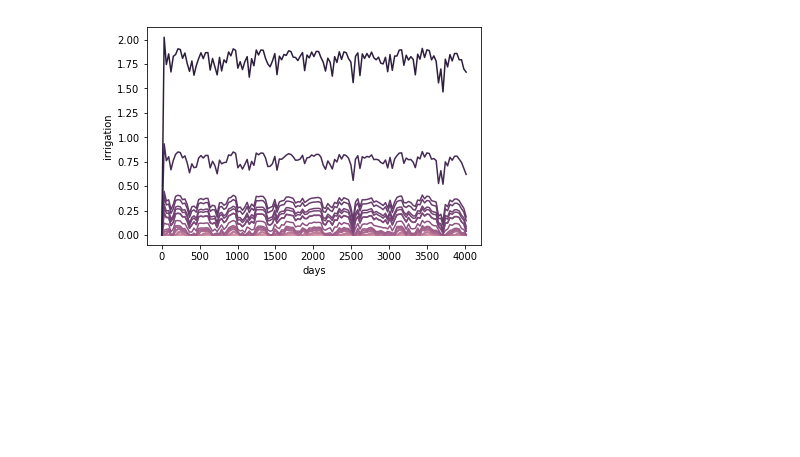
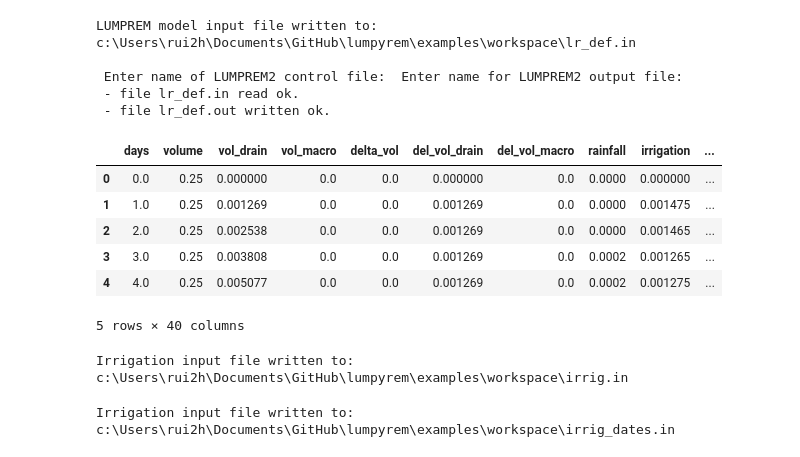
Before and after one commit to rhugman/lumpyrem, a Jupyter notebook: examples/example.ipynb, the cells around one changed output. Drawn from its saved outputs; the diff is of its cells as text; code cells hidden in the pictures; blank space fills up the shorter version.

```diff
--- a/examples/example.ipynb
+++ b/examples/example.ipynb
@@ -97,5 +5,0 @@ memory usage: 1.3+ MB
-# %%
-import seaborn as sb
-sb.lineplot(data=df, x='days', y='irrigation', hue='irrigvolfrac', legend=False);
-# %% [output]
-[figure, removed]
@@ -110,0 +6,30 @@ ts.write_ts('test.ts')
+# %%
+# set the workspace directory
+cwd = os.getcwd()
+workspace = os.path.join(cwd,'workspace')
+
+# initiate the model and write the in files
+b = lr.lumprem.Model(model_name='def', workspace=workspace)
+b.write_model()
+
+# run themodel
+b.run_model()
+# %% [output]
+LUMPREM model input file written to:
+c:\Users\rui2h\Documents\GitHub\lumpyrem\examples\workspace\lr_def.in
+
+ Enter name of LUMPREM2 control file:  Enter name for LUMPREM2 output file:
+ - file lr_def.in read ok.
+ - file lr_def.out written ok.
+# %%
+# get model results
+results = b.get_results()
+results.head()
+# %% [output]
+|  | days | volume | vol_drain | vol_macro | delta_vol | del_vol_drain | del_vol_macro | rainfall | irrigation | ... |
+| 0 | 0.0 | 0.25 | 0.000000 | 0.0 | 0.0 | 0.000000 | 0.0 | 0.0000 | 0.000000 | ... |
+| 1 | 1.0 | 0.25 | 0.001269 | 0.0 | 0.0 | 0.001269 | 0.0 | 0.0000 | 0.001475 | ... |
+| 2 | 2.0 | 0.25 | 0.002538 | 0.0 | 0.0 | 0.001269 | 0.0 | 0.0000 | 0.001465 | ... |
+| 3 | 3.0 | 0.25 | 0.003808 | 0.0 | 0.0 | 0.001269 | 0.0 | 0.0002 | 0.001265 | ... |
+| 4 | 4.0 | 0.25 | 0.005077 | 0.0 | 0.0 | 0.001269 | 0.0 | 0.0002 | 0.001275 | ... |
+5 rows × 40 columns
@@ -110,0 +38,13 @@ ts.write_ts('test.ts')
+# %%
+# write an irrigation file
+b.write_irigfile(3650, 150, 0.3) # number of days, day on which irrigation starts, and fraction of the year with irrigation
+# %% [output]
+Irrigation input file written to:
+c:\Users\rui2h\Documents\GitHub\lumpyrem\examples\workspace\irrig.in
+# %%
+# write an irrigation file for a specified start date
+
+b.write_irigfile(3650, 150, 0.3, date_start='01/01/2010', irrigfile='irrig_dates.in')
+# %% [output]
+Irrigation input file written to:
+c:\Users\rui2h\Documents\GitHub\lumpyrem\examples\workspace\irrig_dates.in
```
Also changed, not shown: parts of 16 cells of this notebook, 41 other files.
